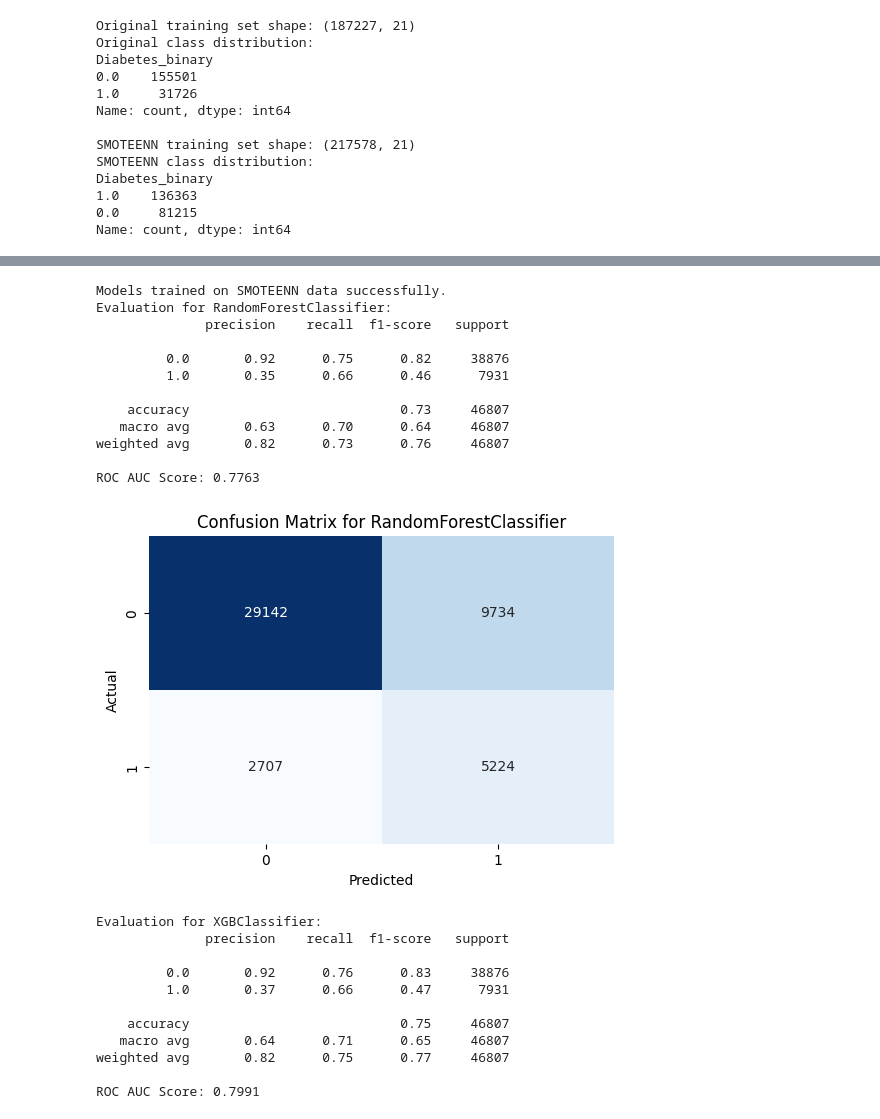
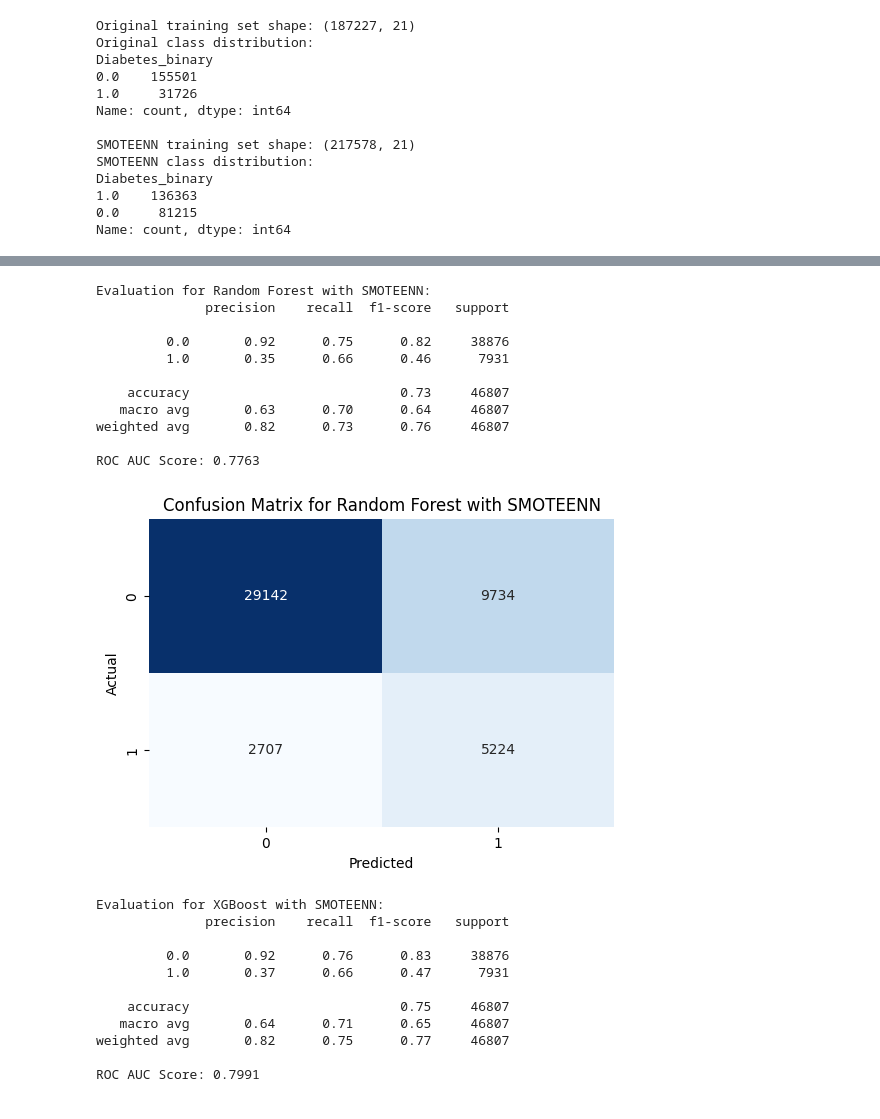
Before and after one commit to ausathdzil/diabetes-prediction, a Jupyter notebook: notebooks/diabetes_prediction.ipynb, the cells around one changed output, grey strips where cells are left out. Cells and saved outputs as stored; diff of their text form; code cells hidden in the pictures.

```diff
--- a/notebooks/diabetes_prediction.ipynb
+++ b/notebooks/diabetes_prediction.ipynb
@@ -131,11 +204,11 @@ Testing set shape: (46807, 21)
 # %%
 from sklearn.metrics import classification_report, roc_auc_score, confusion_matrix
 
-def evaluate_model(model, X_test, y_test):
+def evaluate_model(model, X_test, y_test, model_name):
     y_pred = model.predict(X_test)
     y_proba = model.predict_proba(X_test)[:, 1]
 
-    print(f"Evaluation for {model.__class__.__name__}:")
+    print(f"Evaluation for {model_name}:")
     print(classification_report(y_test, y_pred))
     print(f"ROC AUC Score: {roc_auc_score(y_test, y_proba):.4f}")
 
@@ -144,7 +217,7 @@ def evaluate_model(model, X_test, y_test):
     plt.figure(figsize=(6, 4))
     sns.heatmap(cm, annot=True, fmt='d', cmap='Blues', cbar=False)
 
-    plt.title(f'Confusion Matrix for {model.__class__.__name__}')
+    plt.title(f'Confusion Matrix for {model_name}')
     plt.xlabel('Predicted')
     plt.ylabel('Actual')
     plt.show()
@@ -220,31 +312,28 @@ Name: count, dtype: int64
 # %%
-# Baseline with SMOTEENN data
+# With SMOTEENN
 
 rf_smote_enn = RandomForestClassifier(random_state=42, n_jobs=-1)
 rf_smote_enn.fit(X_train_smote_enn, y_train_smote_enn)
 
 xgb_smote_enn = XGBClassifier(random_state=42, n_jobs=-1)
 xgb_smote_enn.fit(X_train_smote_enn, y_train_smote_enn)
 
-print("Models trained on SMOTEENN data successfully.")
-
-evaluate_model(rf_smote_enn, X_test, y_test)
-evaluate_model(xgb_smote_enn, X_test, y_test)
+evaluate_model(rf_smote_enn, X_test, y_test, "Random Forest with SMOTEENN")
+evaluate_model(xgb_smote_enn, X_test, y_test, "XGBoost with SMOTEENN")
 # %% [output]
-Models trained on SMOTEENN data successfully.
-Evaluation for RandomForestClassifier:
+Evaluation for Random Forest with SMOTEENN:
               precision    recall  f1-score   support
 
          0.0       0.92      0.75      0.82     38876
          1.0       0.35      0.66      0.46      7931
 
     accuracy                           0.73     46807
    macro avg       0.63      0.70      0.64     46807
 weighted avg       0.82      0.73      0.76     46807
 
 ROC AUC Score: 0.7763
-[figure, old version]
+[figure, new version]
-Evaluation for XGBClassifier:
+Evaluation for XGBoost with SMOTEENN:
               precision    recall  f1-score   support
 
          0.0       0.92      0.76      0.83     38876
```
Also changed, not shown: parts of 39 cells of this notebook.
